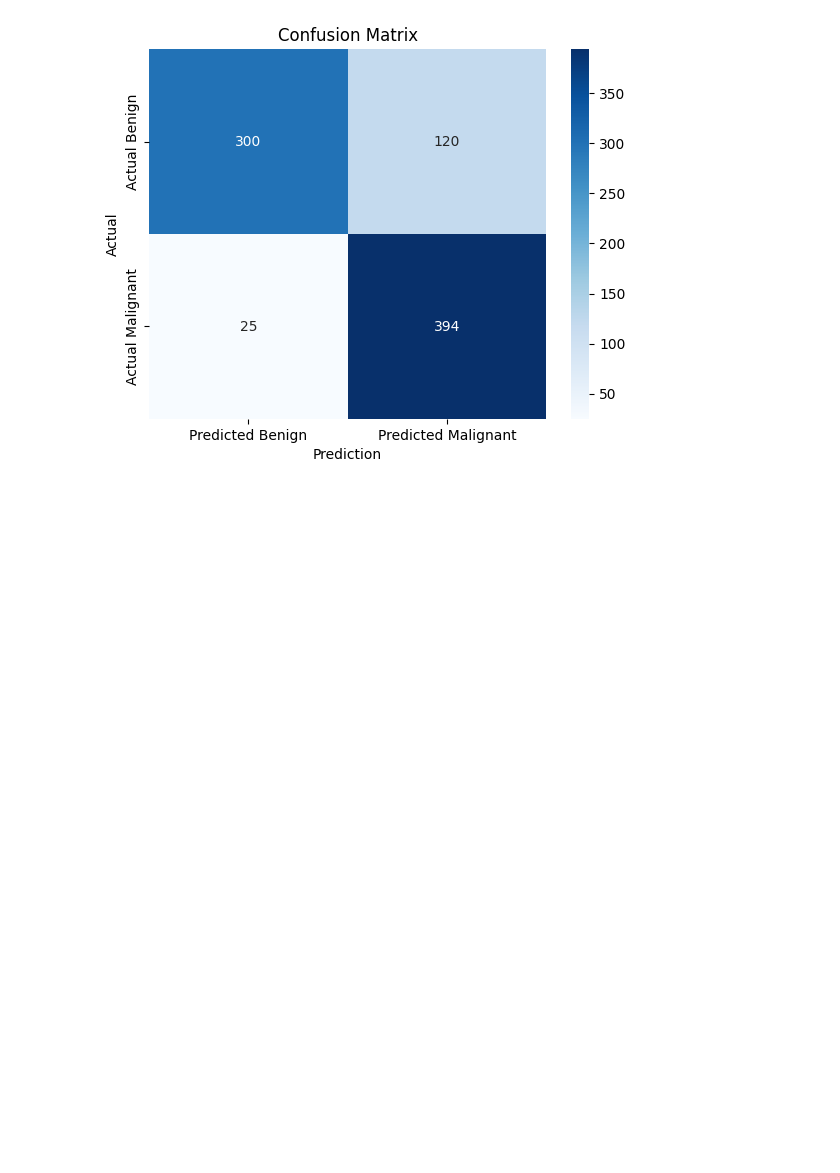
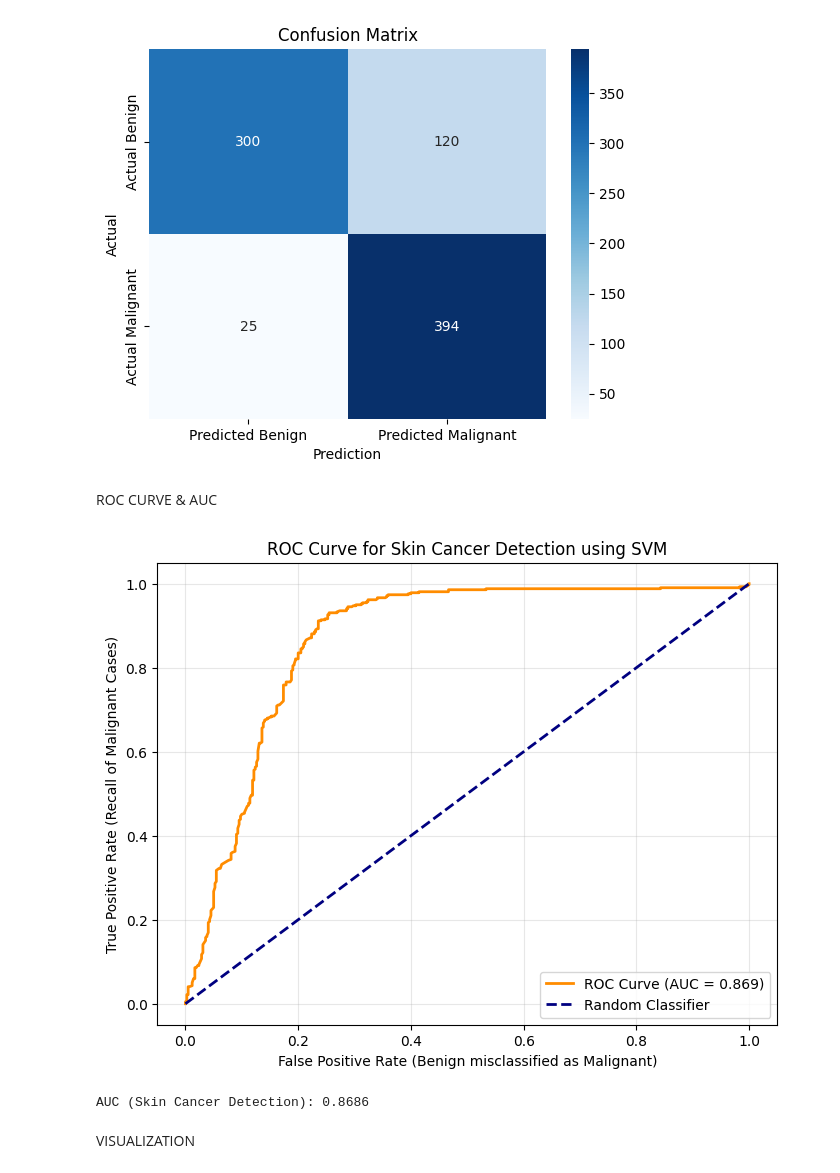
Before and after one commit to YenLinhHT26305/SVM-Skin-Cancer-Detection, a Jupyter notebook: SVM/SVM_binary_class.ipynb, the cells around one changed output. Cells and saved outputs as stored; diff of their text form; code cells hidden in the pictures; blank space fills up the shorter version.

Commit message:
Add ROC curve and PCA-based decision boundary visualization for svm binary class

```diff
--- a/SVM/SVM_binary_class.ipynb
+++ b/SVM/SVM_binary_class.ipynb
@@ -148,7 +152,7 @@ param_grid = {
     'degree': [2, 3],
 }
 
-svm_model = SVC()
+svm_model = SVC(probability = True) # Khởi tạo mô hình SVC ban đầu, probability để sử dụng sau cho ROC AUC
 
 cv = StratifiedKFold(
     n_splits=3,
@@ -171,6 +175,8 @@ best_svm = clf.fit(x_train_scaled_loaded, y_train_loaded)
 ĐÁNH GIÁ MÔ HÌNH
 # %%
 y_pred = best_svm.predict(x_test_scaled_loaded)
+# xác suất lớp 1 (positive class)
+y_prob = best_svm.predict_proba(x_test_scaled_loaded)[:, 1]
 # %%
 print("Accuracy:", best_svm.score(x_test_scaled_loaded, y_test_loaded))
 print("Precision:", precision_score(y_test_loaded, y_pred, average='binary'))
@@ -214,3 +220,37 @@ Classification Report:
    macro avg       0.84      0.83      0.82       839
 weighted avg       0.84      0.83      0.82       839
 [figure]
+# %% [markdown]
+ROC CURVE & AUC
+# %%
+fpr, tpr, _ = roc_curve(y_test_loaded, y_prob)
+roc_auc = auc(fpr, tpr)
+
+plt.figure(figsize=(8, 6))
+plt.plot(
+    fpr, tpr,
+    color='darkorange',
+    lw=2,
+    label='ROC Curve (AUC = %0.3f)' % roc_auc
+)
+
+# đường đoán ngẫu nhiên
+plt.plot([0, 1], [0, 1],
+         color='navy',
+         lw=2,
+         linestyle='--',
+         label='Random Classifier')
+
+plt.xlabel('False Positive Rate (Benign misclassified as Malignant)')
+plt.ylabel('True Positive Rate (Recall of Malignant Cases)')
+plt.title('ROC Curve for Skin Cancer Detection using SVM')
+plt.legend(loc='lower right')
+plt.grid(alpha=0.3)
+plt.show()
+
+print(f"AUC (Skin Cancer Detection): {roc_auc:.4f}")
+# %% [output]
+[figure, added]
+AUC (Skin Cancer Detection): 0.8686
+# %% [markdown]
+VISUALIZATION
```
Also changed, not shown: parts of 8 cells of this notebook, 3 other files.
